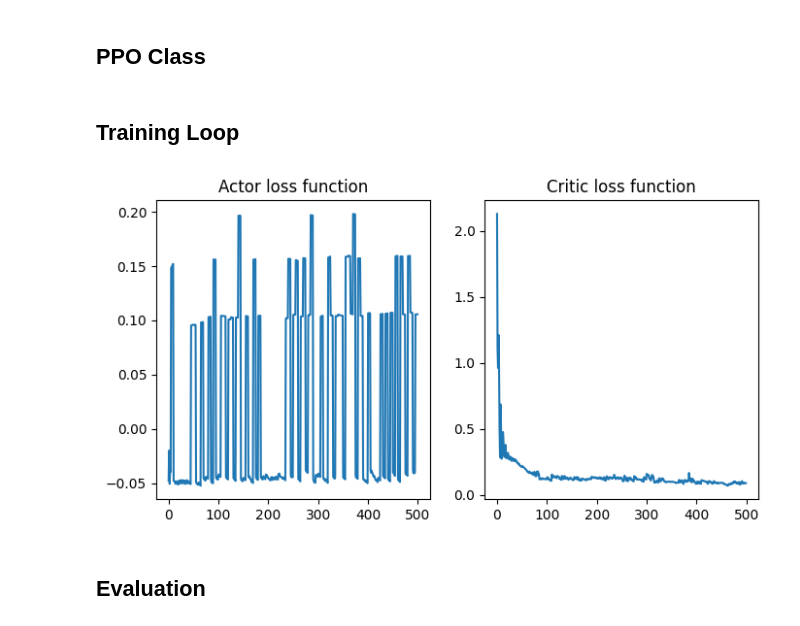
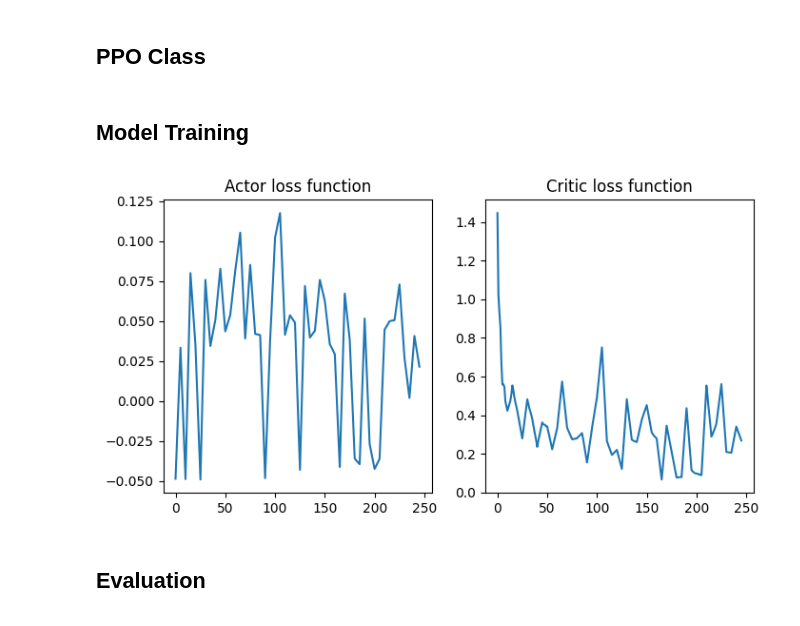
Before and after one commit to ChristianW26/CS372_Robot_Arm, a Jupyter notebook: ppo.ipynb, the cells around one changed output. Cells and saved outputs as stored; diff of their text form; code cells hidden in the pictures.

```diff
--- a/ppo.ipynb
+++ b/ppo.ipynb
@@ -230,34 +239,38 @@ class PPO():
                 print(f'Stopping early after {batch+1:d} batches')
                 break
 # %% [markdown]
-## Training Loop
+## Model Training
 # %%
-batch_size = 64
+# Initialize model and environment
+batch_size = 128
 env = gym.make(
     "PickCube-v1",
     num_envs=batch_size,
     obs_mode="state",
     control_mode="pd_joint_delta_pos",
     render_mode=None,
     robot_uids="so100"
 )
 
-model = PPO(device, env, load_parameters=False, actor_lr=1e-4, critic_lr=5e-3, clip=.1)
-model.train(num_batches=100, patience=None)
+model = PPO(device, env, load_parameters=False, std=.3, actor_lr=1e-5, critic_lr=5e-3, clip=.2)
+
+# Model training
+model.train(num_batches=50, patience=None)
+
+# Plot training data
+df = pd.read_csv('Training Data.csv')
+actor_losses = df['Actor Losses'].to_numpy()
+critic_losses = df['Critic losses'].to_numpy()
+
+smoothing = 5
+fig, plts = plt.subplots(1, 2, num=1, clear=True, figsize = (8, 4))
+plts[0].plot(np.convolve(actor_losses, np.ones(smoothing), 'valid') / smoothing)
+plts[0].set(title='Actor loss function')
+plts[1].plot(np.convolve(critic_losses, np.ones(smoothing), 'valid') / smoothing)
+plts[1].set(title='Critic loss function')
+fig.show()
+# %% [output]
+[figure, added]
-# %%
-df = pd.read_csv('Training Data.csv')
-actor_losses = df['Actor Losses'].to_numpy()
-critic_losses = df['Critic losses'].to_numpy()
-
-smoothing = 1
-fig, plts = plt.subplots(1, 2, num=1, clear=True, figsize = (8, 4))
-plts[0].plot(np.convolve(actor_losses, np.ones(smoothing), 'valid') / smoothing)
-plts[0].set(title='Actor loss function')
-plts[1].plot(np.convolve(critic_losses, np.ones(smoothing), 'valid') / smoothing)
-plts[1].set(title='Critic loss function')
-fig.show()
-# %% [output]
-[figure, removed]
 # %% [markdown]
 ## Evaluation
 # %%
```
Also changed, not shown: parts of 2 cells of this notebook, 3 other files.
